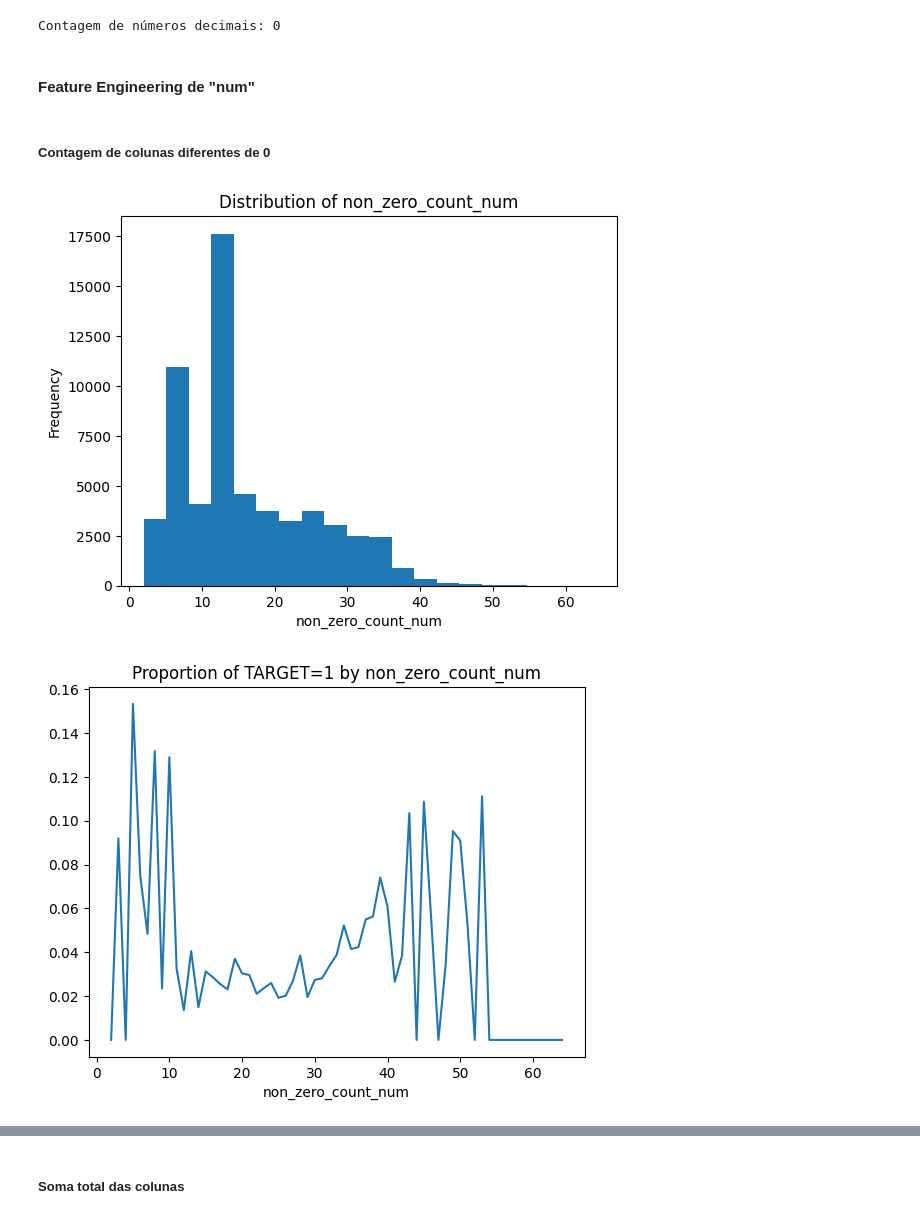
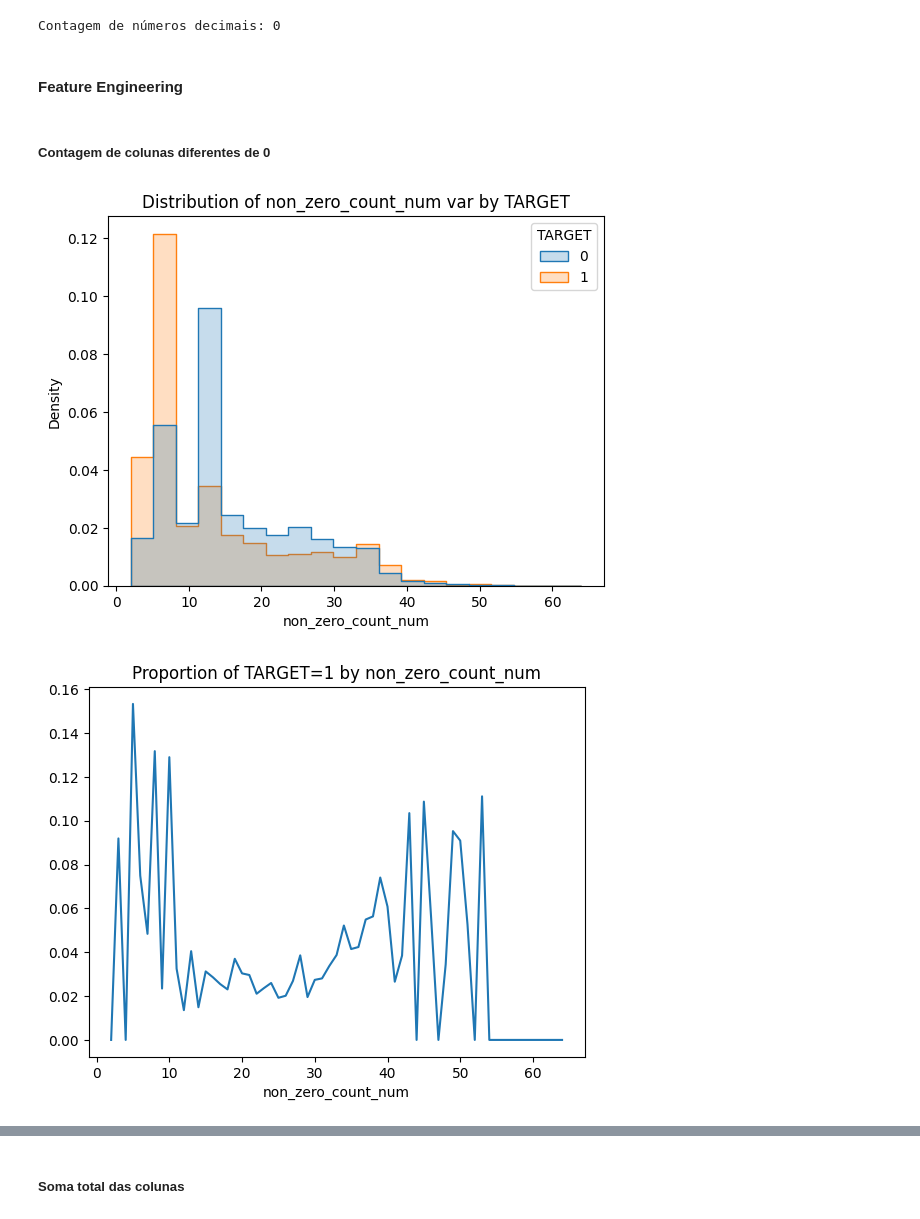
Before and after one commit to FelipeViacava/data-masters-case, a Jupyter notebook: 01-eda.ipynb, the cells around one changed output, grey strips where cells are left out. Cells and saved outputs as stored; diff of their text form; code cells hidden in the pictures.

```diff
--- a/01-eda.ipynb
+++ b/01-eda.ipynb
@@ -663,7 +617,7 @@ print(f"Contagem de números decimais: {nfloat}")
 # %% [output]
 Contagem de números decimais: 0
 # %% [markdown]
-#### Feature Engineering de "num"
+#### Feature Engineering
 # %% [markdown]
 ##### Contagem de colunas diferentes de 0
 # %%
@@ -671,10 +625,8 @@ anzc_num = AddNonZeroCount(prefix="num")
 anzc_num = anzc_num.fit(df)
 df = anzc_num.transform(df)
 # %%
-cv.histplot(df, "non_zero_count_num", nbins=20)
+cv.binaryhistplot(df, "non_zero_count_num", nbins=20)
+cv.lineplot(df, "non_zero_count_num")
 # %% [output]
-[figure, old version]
+[figure, new version]
+[figure, added]
-# %%
-cv.lineplot(df, "non_zero_count_num")
-# %% [output]
-[figure, removed]
```
Also changed, not shown: parts of 14 cells of this notebook.
